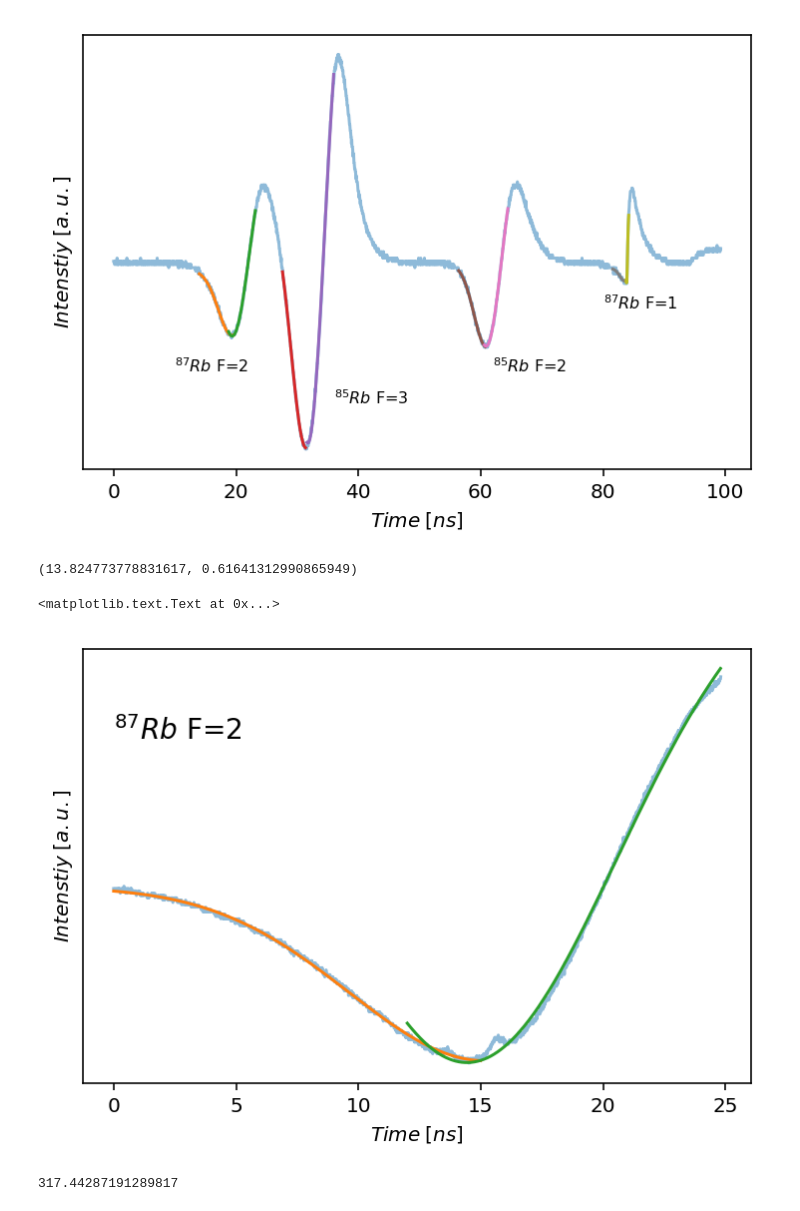
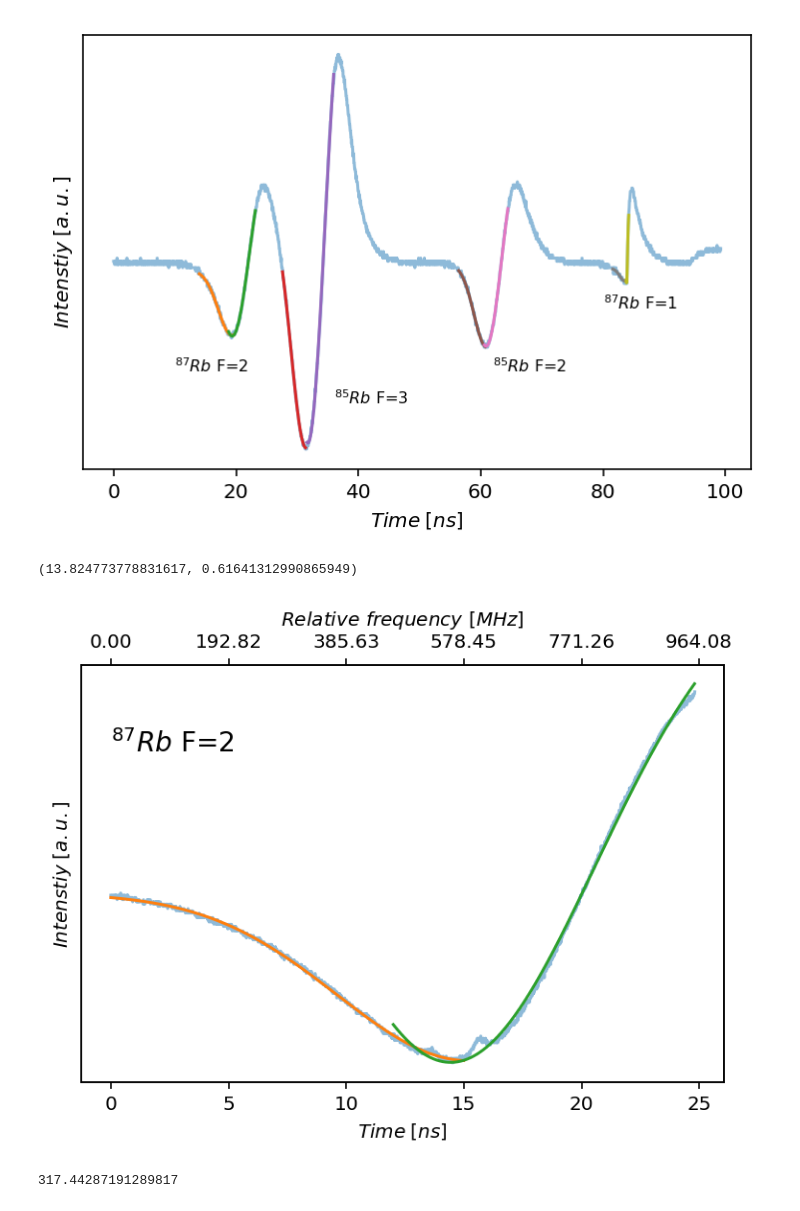
Before and after one commit to qwretz/fpraktikum, a Jupyter notebook: Laserspektroskopie/Wabalabadubduuub.ipynb, the cells around one changed output. Cells and saved outputs as stored; diff of their text form; code cells hidden in the pictures.

Commit message:
Plots done, jetzt tex

```diff
--- a/Laserspektroskopie/Wabalabadubduuub.ipynb
+++ b/Laserspektroskopie/Wabalabadubduuub.ipynb
@@ -12,7 +12,7 @@ def gauss(x,mu,sig,A,b):
     return A*np.exp( - (x-mu)**2 / 2 / sig**2) +b
 # %%
 def plotGraph(ordner, anzahl, name_list, xoff=0, yoff=0, g=False, visible=True, save_name=None,
-              shift_graph_num=-1,alpha=1,gamma=False):
+              shift_graph_num=-1,alpha=1,gamma=False, sec_ax=True):
     if visible:
         fig,ax=plt.subplots(dpi=144)
         ax.plot([],[]," ", label=ordner)
@@ -44,6 +44,11 @@ def plotGraph(ordner, anzahl, name_list, xoff=0, yoff=0, g=False, visible=True,
         count+=1
 
     if visible:
+        if sec_ax==True:
+            ax2 = ax.twiny()
+            ax2.set(xlim=ax.get_xlim(), xticks=ax.get_xticks(), xlabel="$Relative\ frequency\ [MHz]$",
+                    xticklabels=["%.2f" %i for i in np.array(ax.get_xticks())*umrechnungsfaktor])
+
         ax.legend(frameon=False)
         ax.grid(which="Both")
         if save_name != None: fig.savefig("Plots/{}.png".format(save_name))
@@ -66,7 +71,8 @@ def find_cloeset_Pos_to_Value(array,value):
             continue
         return int(count)
 
-def gaussFit(time, intens, mu_guess,width_list, plot_list,ordner,peak_name_list ,split_legend=False,save_name=None):
+def gaussFit(time, intens, mu_guess,width_list, plot_list,ordner,peak_name_list ,split_legend=False,save_name=None,
+            sec_ax=True):
     mu_list,dmu_list  , legends=[],[],  []
     time_range=np.linspace(min(time),max(time),len(time))
 
@@ -93,6 +99,11 @@ def gaussFit(time, intens, mu_guess,width_list, plot_list,ordner,peak_name_list
 
     ax.set(yticks=[],ylabel="$Intenstiy\; [a.u.]$", xlabel="$Time\; [ns]$")
 
+    if sec_ax==True:
+        ax2 = ax.twiny()
+        ax2.set(xlim=ax.get_xlim(), xticks=ax.get_xticks(), xlabel="$Relative\ frequency\ [MHz]$",
+                xticklabels=["%.2f" %i for i in np.array(ax.get_xticks())*umrechnungsfaktor])
+
     if split_legend:
         print(len(legends[:3]+legends[-2:]))
         first_legend = ax.legend(handles=legends[:3]+legends[-2:],loc=2)
@@ -115,7 +126,7 @@ plot_list=[[20,20] for i in mu_guess]
 gaussFit(data[dataSet], data[dataSet+1]-data[0+1], mu_guess ,width_list,plot_list,"87F2",save_name="Calibration_First")
 # %%
 name_list=["Absorption Spectroscopy","Saturated AS", "SAS with sidebands"]
-data= plotGraph("87F2", 3,name_list, g=True,visible=True, xoff=3,yoff=-1,save_name="Calibration_Second_All")
+data= plotGraph("87F2", 3,name_list, g=True,visible=True, xoff=3,yoff=-1,save_name="Calibration_Second_All",sec_ax=False)
 dataSet=4
 mu_guess= np.array([5.9,8,10.4,12.3,13.8, 15.85,18.75,21.45,23.65])
 width_list=[[50,50] for i in mu_guess]
@@ -142,7 +153,7 @@ shuffle, stop=shuffle_right([data[dataSet],data[dataSet+1],data[0],data[1]] , di
 peak_name_list=["SB CO13","SB CO23","CO12","F'=2","CO13","CO23","F'=3"  ,"SB CO13","SB CO23"]
 
 mu,dmu=gaussFit(data[dataSet][stop:]-3, shuffle, mu_guess ,width_list,plot_list,"87F2", peak_name_list, split_legend=True,
-                  save_name="Calibration_Second_Real")
+                  save_name="Calibration_Second_Real",sec_ax=False)
 
 diffs=[mu[4]-mu[0], mu[-2]-mu[4], mu[5]-mu[1], mu[-1]-mu[5]]
 ddiffs=[dmu[4]-dmu[0], dmu[-2]-dmu[4], dmu[5]-dmu[1], dmu[-1]-dmu[5]]
@@ -382,19 +396,25 @@ ax.text(80,-0.4,r"$^{87}Rb$ F=1",fontsize=8);
 # %%
 data= plotGraph(name, 2,name_list=None,g=True,visible=False)
 
 fig, ax= plt.subplots(dpi=144)
 ax.plot(data[0],data[1],alpha=.5)
 
 print(plotQuad( data[0],data[1], [0,1200], [1500,-1], 15)  )
 
 ax.set(yticks=[],ylabel="$Intenstiy\; [a.u.]$", xlabel="$Time\; [ns]$")
 ax.text(0,0.2,r"$^{87}Rb$ F=2",fontsize=14)
 
+
+ax2 = ax.twiny()
+ax2.set(xlim=ax.get_xlim(), xticks=ax.get_xticks(), xlabel="$Relative\ frequency\ [MHz]$",
+        xticklabels=["%.2f" %i for i in np.array(ax.get_xticks())*umrechnungsfaktor])
+
+fig.savefig("Plots/Doppler_87F2.png")
+
 # Hier passt alles 13.8*38.55= 532 MHz => 317 K ---- SUP
 # %% [output]
 (13.824773778831617, 0.61641312990865949)
-<matplotlib.text.Text at 0x...>
-[figure, old version]
+[figure, new version]
 # %%
 def dopplerTemp(time):
     return 85e-3 / c.N_A /8 /np.log(2)/ c.Boltzmann  * (780e-9 * 38.55e6*time)**2
```
Also changed, not shown: parts of 5 cells of this notebook, 10 other files.
